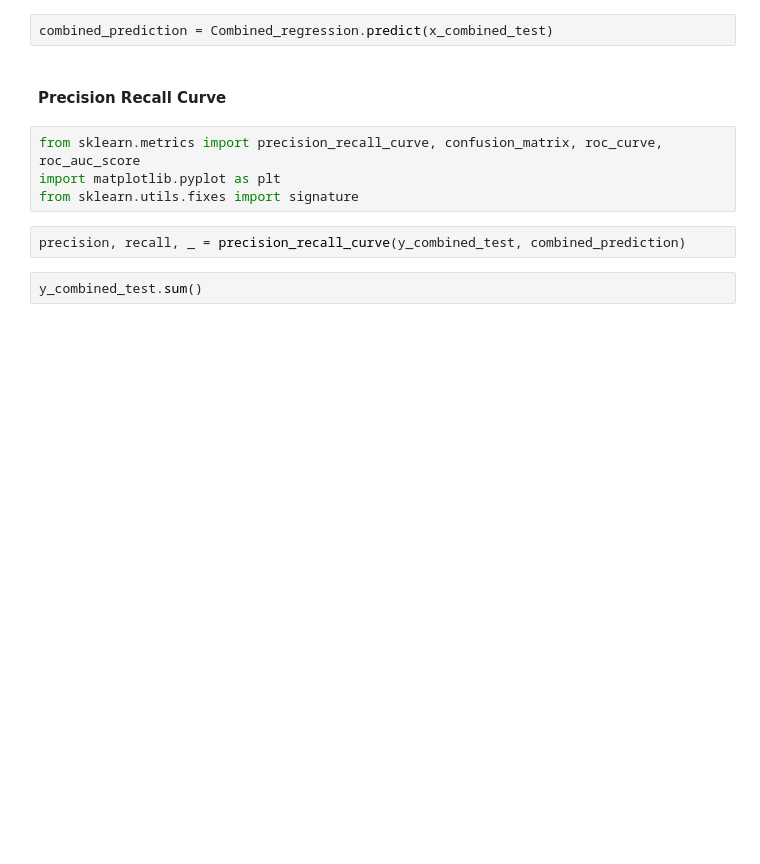
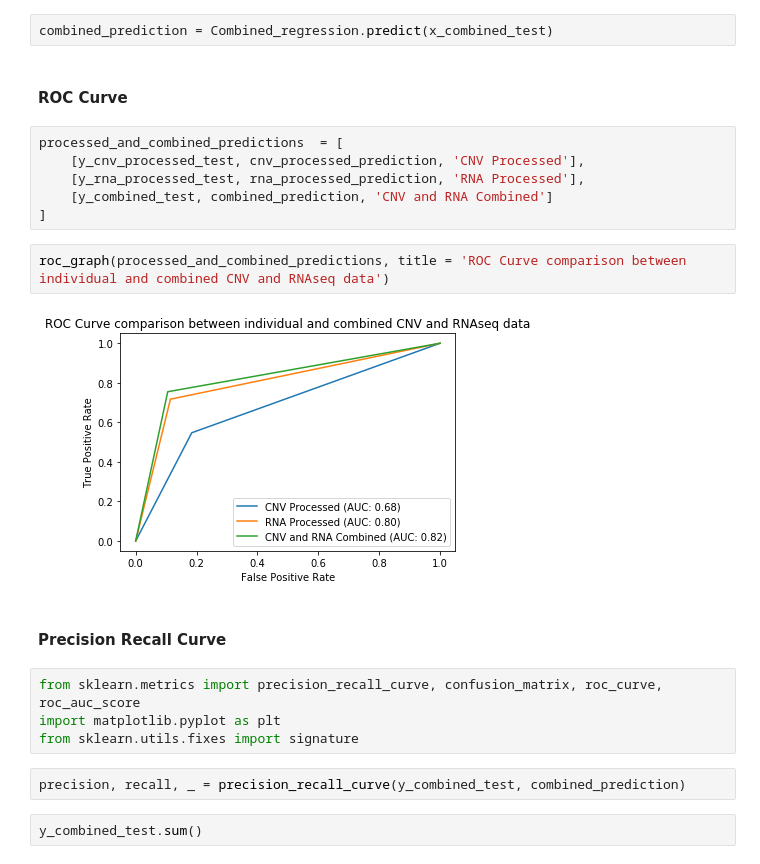
Before and after one commit to quanaibn/CancerDeepLearning, a Jupyter notebook: CancerDeepLearning/Logistic_Regression.ipynb, the cells around one changed output. Drawn from its saved outputs; the diff is of its cells as text; blank space fills up the shorter version.

```diff
--- a/CancerDeepLearning/Logistic_Regression.ipynb
+++ b/CancerDeepLearning/Logistic_Regression.ipynb
@@ -247,5 +244,17 @@ Combined_regression.score(x_combined_test, y_combined_test)
 # %%
 combined_prediction = Combined_regression.predict(x_combined_test)
+# %% [markdown]
+#### ROC Curve
+# %%
+processed_and_combined_predictions  = [
+    [y_cnv_processed_test, cnv_processed_prediction, 'CNV Processed'],
+    [y_rna_processed_test, rna_processed_prediction, 'RNA Processed'],
+    [y_combined_test, combined_prediction, 'CNV and RNA Combined']
+]
+# %%
+roc_graph(processed_and_combined_predictions, title = 'ROC Curve comparison between individual and combined CNV and RNAseq data')
+# %% [output]
+[figure, added]
 # %% [markdown]
 #### Precision Recall Curve
 # %%
```
Also changed, not shown: parts of 13 cells of this notebook.
